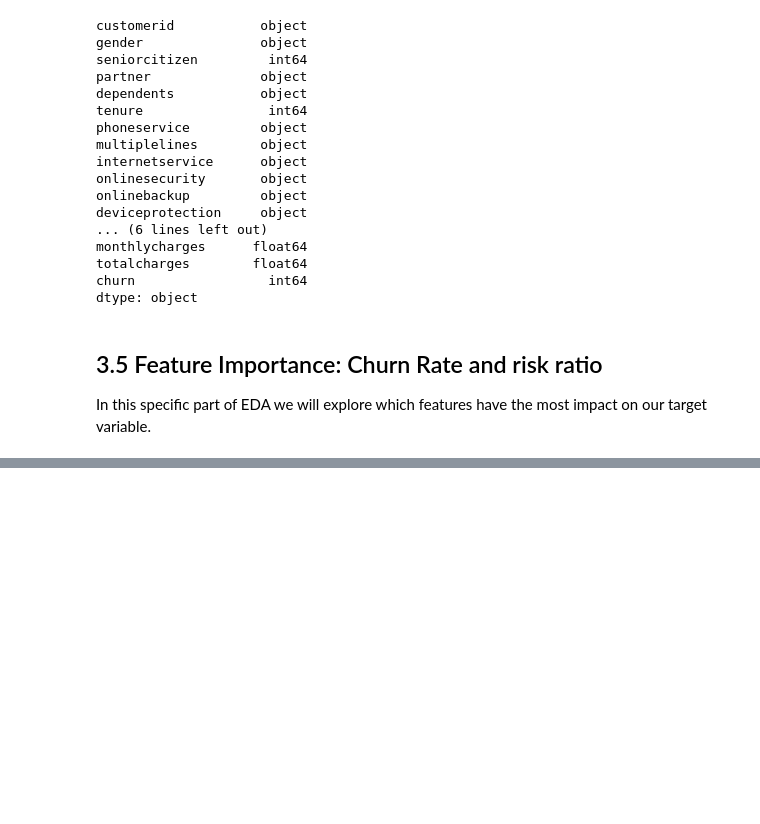
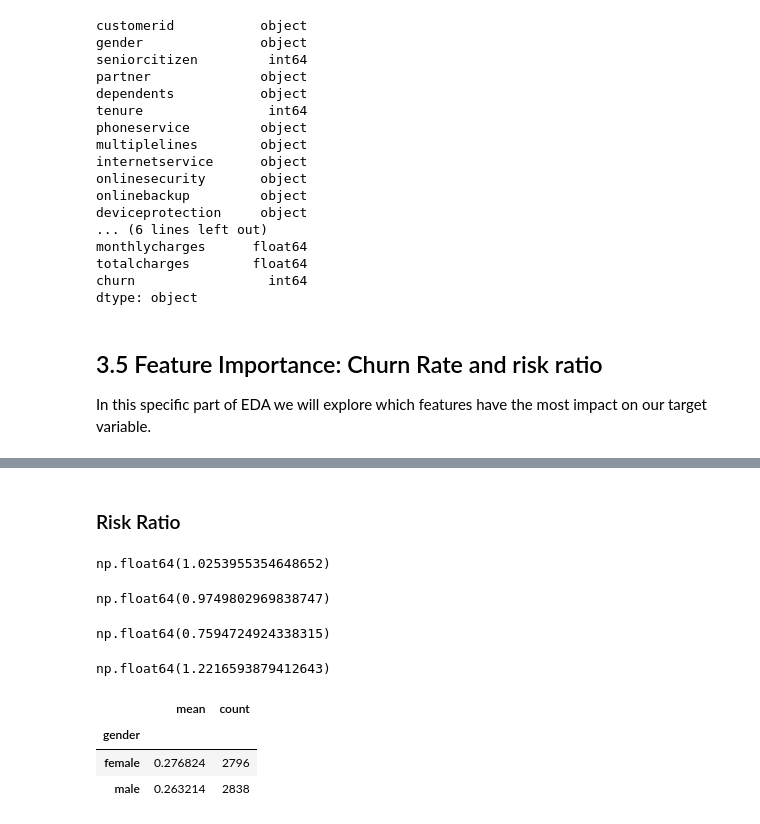
Before and after one commit to ShaniceWilliams/ml-zoomcamp, a Jupyter notebook: 03_Classification/3_Churn_prediction.ipynb, the cells around one changed output, grey strips where cells are left out. Saved outputs shown, nothing was run; the diff lists cells and outputs as text; code cells hidden in the pictures; blank space fills up the shorter version.

```diff
--- a/03_Classification/3_Churn_prediction.ipynb
+++ b/03_Classification/3_Churn_prediction.ipynb
@@ -411,0 +467,25 @@ In this specific part of EDA we will explore which features have the most impact
+# %% [markdown]
+### Risk Ratio
+# %%
+churn_female / full_train_churn_rate
+# %% [output]
+np.float64(1.0253955354648652)
+# %%
+churn_male / full_train_churn_rate
+# %% [output]
+np.float64(0.9749802969838747)
+# %%
+churn_partner / full_train_churn_rate
+# %% [output]
+np.float64(0.7594724924338315)
+# %%
+churn_no_partner / full_train_churn_rate
+# %% [output]
+np.float64(1.2216593879412643)
+# %%
+df_full_train.groupby('gender').churn.agg(['mean', 'count'])
+# %% [output]
+|  | mean | count |
+| gender |  |  |
+| female | 0.276824 | 2796 |
+| male | 0.263214 | 2838 |
```
Also changed, not shown: parts of 17 cells of this notebook, 1 other file.
